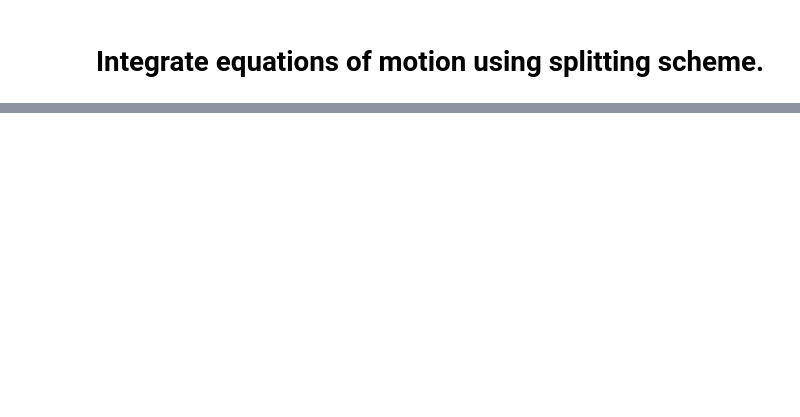
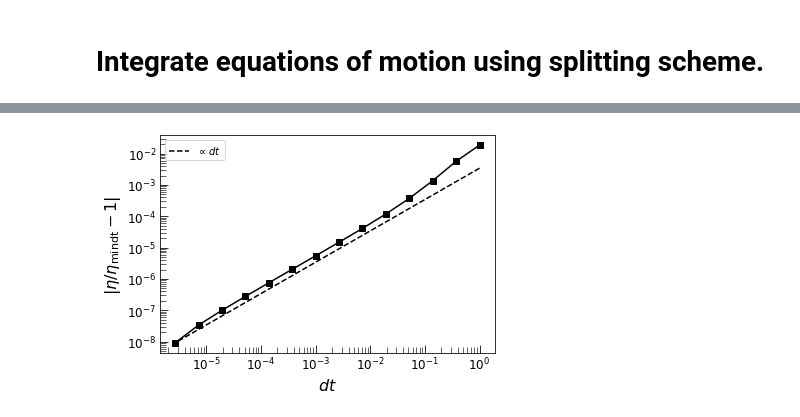
Before and after one commit to shadden/InstabilitiesOfCompactSystems, a Jupyter notebook: notebooks/SplittingMethodTest.ipynb, the cells around one changed output, grey strips where cells are left out. Cells and saved outputs as stored; diff of their text form; code cells hidden in the pictures; blank space fills up the shorter version.

```diff
--- a/notebooks/SplittingMethodTest.ipynb
+++ b/notebooks/SplittingMethodTest.ipynb
@@ -209,0 +252,13 @@ for i in range(5):
+# %%
+frac_err=np.abs(eta/eta[-1]-1)[:-1]
+plt.plot(hvals[:-1],frac_err,'ks-')
+plt.plot(hvals[:-1],frac_err[-1] * (hvals[:-1]/hvals[-2]) ,'k--',label=r"$\propto dt $")
+plt.xscale('log')
+plt.yscale('log')
+plt.legend()
+plt.ylabel(r"$|\eta/\eta_\mathrm{min dt}-1|$",fontsize=16)
+plt.xlabel(r"$dt$",fontsize=16)
+plt.tick_params(labelsize=12,direction='in',size=8)
+plt.tick_params(which='minor',direction='in',size=6)
+# %% [output]
+[figure, added]
```
Also changed, not shown: parts of 9 cells of this notebook.
